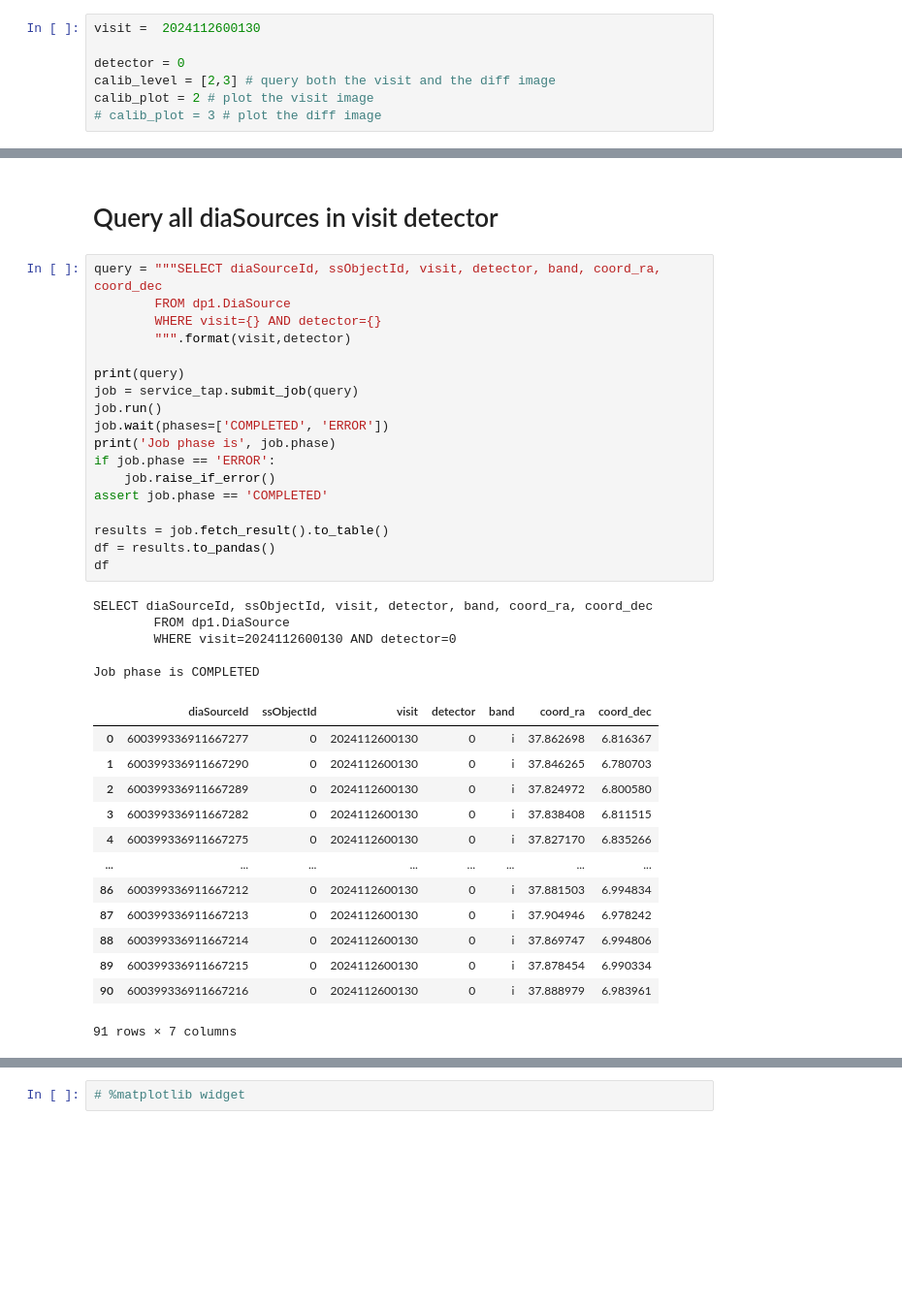
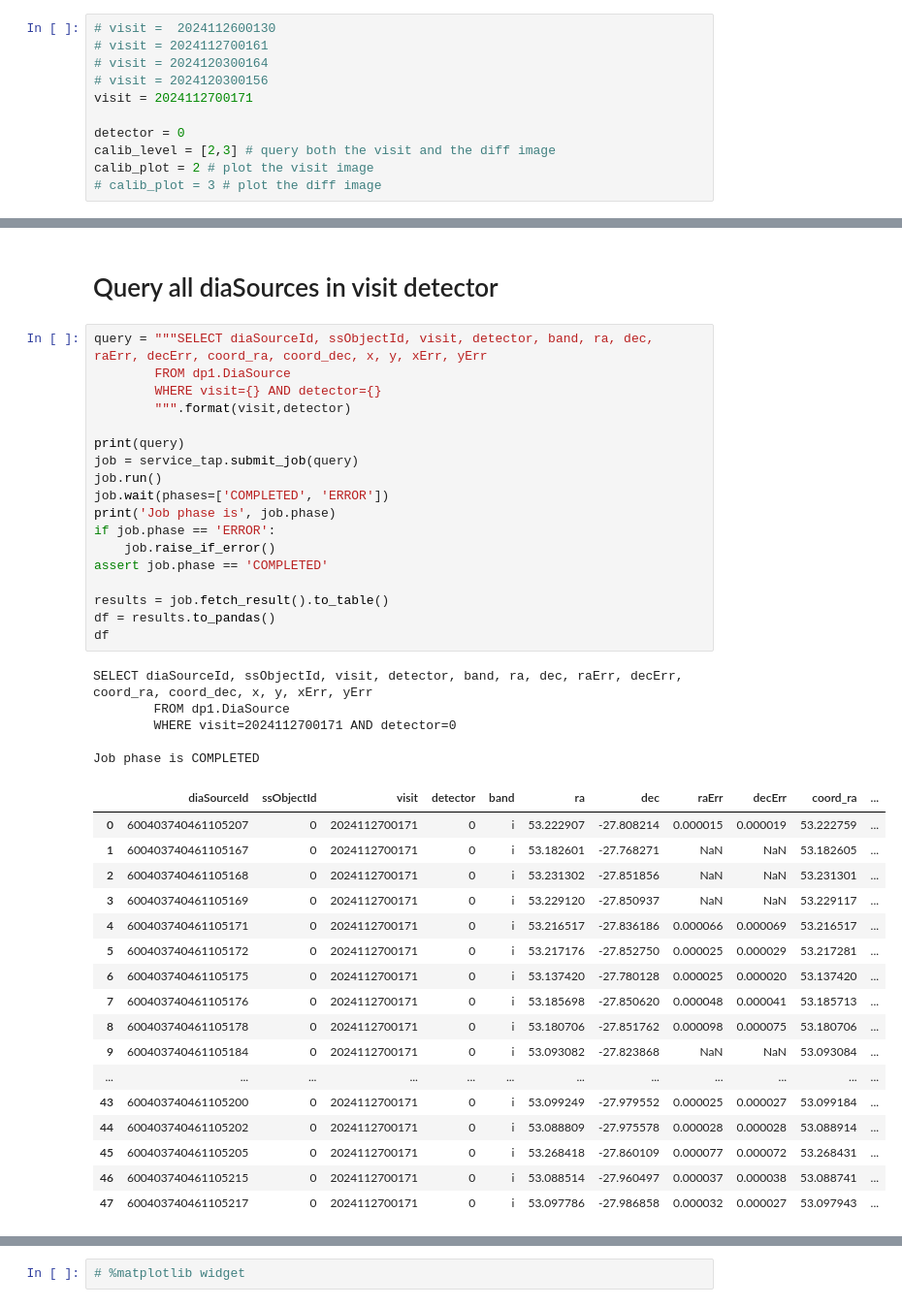
Before and after one commit to jrob93/lsst_nbs, a Jupyter notebook: dp1/diaSource_WCS_analysis.ipynb, the cells around one changed output, grey strips where cells are left out. Shown at 97% size. Cells and saved outputs as stored; diff of their text form; blank space fills up the shorter version.

```diff
--- a/dp1/diaSource_WCS_analysis.ipynb
+++ b/dp1/diaSource_WCS_analysis.ipynb
@@ -28,7 +28,11 @@ assert service_tap is not None
 # %% [markdown]
 # Query a visit image
 # %%
-visit =  2024112600130
+# visit =  2024112600130
+# visit = 2024112700161
+# visit = 2024120300164
+# visit = 2024120300156
+visit = 2024112700171
 
 detector = 0
 calib_level = [2,3] # query both the visit and the diff image
@@ -92,42 +96,46 @@ plt.show()
 # %% [markdown]
 # Query all diaSources in visit detector
 # %%
-query = """SELECT diaSourceId, ssObjectId, visit, detector, band, coord_ra, coord_dec
+query = """SELECT diaSourceId, ssObjectId, visit, detector, band, ra, dec, raErr, decErr, coord_ra, coord_dec, x, y, xErr, yErr
         FROM dp1.DiaSource
         WHERE visit={} AND detector={}
         """.format(visit,detector)
 
 print(query)
 job = service_tap.submit_job(query)
 job.run()
 job.wait(phases=['COMPLETED', 'ERROR'])
 print('Job phase is', job.phase)
 if job.phase == 'ERROR':
     job.raise_if_error()
 assert job.phase == 'COMPLETED'
 
 results = job.fetch_result().to_table()
 df = results.to_pandas()
 df
 # %% [output]
-SELECT diaSourceId, ssObjectId, visit, detector, band, coord_ra, coord_dec
+SELECT diaSourceId, ssObjectId, visit, detector, band, ra, dec, raErr, decErr, coord_ra, coord_dec, x, y, xErr, yErr
         FROM dp1.DiaSource
-        WHERE visit=2024112600130 AND detector=0
+        WHERE visit=2024112700171 AND detector=0
 
 Job phase is COMPLETED
-|  | diaSourceId | ssObjectId | visit | detector | band | coord_ra | coord_dec |
-| 0 | 600399336911667277 | 0 | 2024112600130 | 0 | i | 37.862698 | 6.816367 |
-| 1 | 600399336911667290 | 0 | 2024112600130 | 0 | i | 37.846265 | 6.780703 |
-| 2 | 600399336911667289 | 0 | 2024112600130 | 0 | i | 37.824972 | 6.800580 |
-| 3 | 600399336911667282 | 0 | 2024112600130 | 0 | i | 37.838408 | 6.811515 |
-| 4 | 600399336911667275 | 0 | 2024112600130 | 0 | i | 37.827170 | 6.835266 |
-| ... | ... | ... | ... | ... | ... | ... | ... |
-| 86 | 600399336911667212 | 0 | 2024112600130 | 0 | i | 37.881503 | 6.994834 |
-| 87 | 600399336911667213 | 0 | 2024112600130 | 0 | i | 37.904946 | 6.978242 |
-| 88 | 600399336911667214 | 0 | 2024112600130 | 0 | i | 37.869747 | 6.994806 |
-| 89 | 600399336911667215 | 0 | 2024112600130 | 0 | i | 37.878454 | 6.990334 |
-| 90 | 600399336911667216 | 0 | 2024112600130 | 0 | i | 37.888979 | 6.983961 |
+|  | diaSourceId | ssObjectId | visit | detector | band | ra | dec | raErr | decErr | coord_ra | ... |
+| 0 | 600403740461105207 | 0 | 2024112700171 | 0 | i | 53.222907 | -27.808214 | 0.000015 | 0.000019 | 53.222759 | ... |
+| 1 | 600403740461105167 | 0 | 2024112700171 | 0 | i | 53.182601 | -27.768271 | NaN | NaN | 53.182605 | ... |
+| 2 | 600403740461105168 | 0 | 2024112700171 | 0 | i | 53.231302 | -27.851856 | NaN | NaN | 53.231301 | ... |
+| 3 | 600403740461105169 | 0 | 2024112700171 | 0 | i | 53.229120 | -27.850937 | NaN | NaN | 53.229117 | ... |
+| 4 | 600403740461105171 | 0 | 2024112700171 | 0 | i | 53.216517 | -27.836186 | 0.000066 | 0.000069 | 53.216517 | ... |
+| 5 | 600403740461105172 | 0 | 2024112700171 | 0 | i | 53.217176 | -27.852750 | 0.000025 | 0.000029 | 53.217281 | ... |
+| 6 | 600403740461105175 | 0 | 2024112700171 | 0 | i | 53.137420 | -27.780128 | 0.000025 | 0.000020 | 53.137420 | ... |
+| 7 | 600403740461105176 | 0 | 2024112700171 | 0 | i | 53.185698 | -27.850620 | 0.000048 | 0.000041 | 53.185713 | ... |
+| 8 | 600403740461105178 | 0 | 2024112700171 | 0 | i | 53.180706 | -27.851762 | 0.000098 | 0.000075 | 53.180706 | ... |
+| 9 | 600403740461105184 | 0 | 2024112700171 | 0 | i | 53.093082 | -27.823868 | NaN | NaN | 53.093084 | ... |
+| ... | ... | ... | ... | ... | ... | ... | ... | ... | ... | ... | ... |
+| 43 | 600403740461105200 | 0 | 2024112700171 | 0 | i | 53.099249 | -27.979552 | 0.000025 | 0.000027 | 53.099184 | ... |
+| 44 | 600403740461105202 | 0 | 2024112700171 | 0 | i | 53.088809 | -27.975578 | 0.000028 | 0.000028 | 53.088914 | ... |
+| 45 | 600403740461105205 | 0 | 2024112700171 | 0 | i | 53.268418 | -27.860109 | 0.000077 | 0.000072 | 53.268431 | ... |
+| 46 | 600403740461105215 | 0 | 2024112700171 | 0 | i | 53.088514 | -27.960497 | 0.000037 | 0.000038 | 53.088741 | ... |
+| 47 | 600403740461105217 | 0 | 2024112700171 | 0 | i | 53.097786 | -27.986858 | 0.000032 | 0.000027 | 53.097943 | ... |
-91 rows × 7 columns
 # %%
 # calculate the pixel positions of each source using the different WCSes
 wcs_exp = exp.wcs # ExposureF WCS
```
Also changed, not shown: parts of 8 cells of this notebook.
